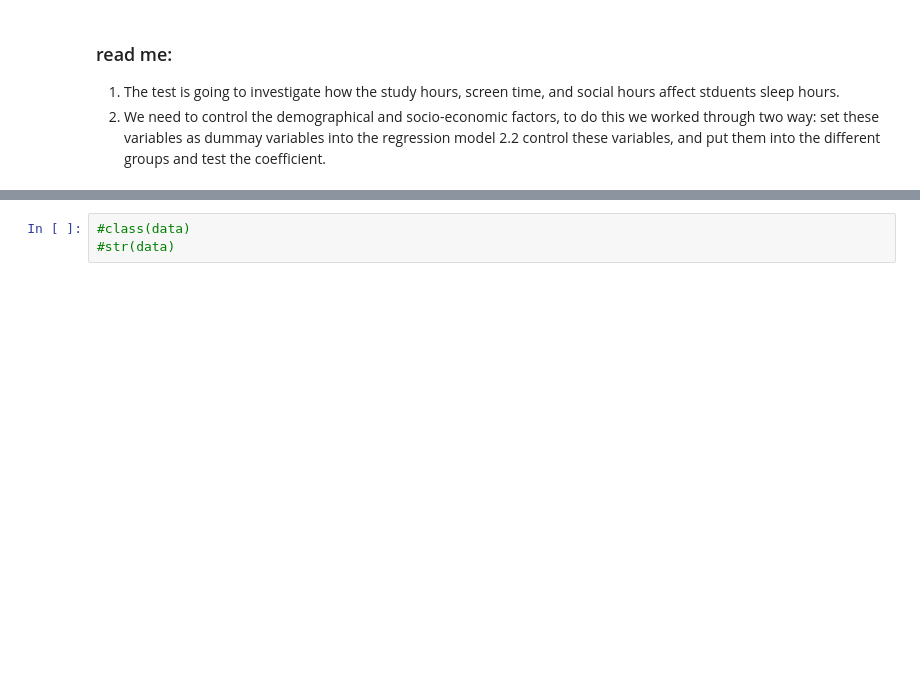
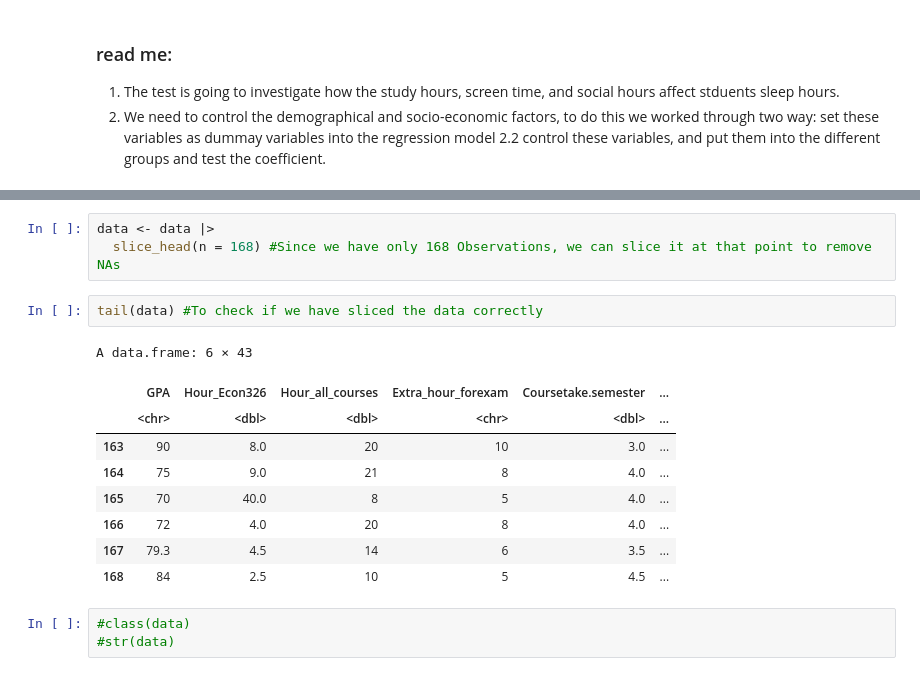
Before and after one commit to soniyatagirova/ECON326-Project, a Jupyter notebook: Group project (2).ipynb, the cells around one changed output, grey strips where cells are left out. Drawn from its saved outputs; the diff is of its cells as text; blank space fills up the shorter version.

```diff
--- a/Group project (2).ipynb
+++ b/Group project (2).ipynb
@@ -53,3 +95,18 @@ colnames(data) #The variables that are included
+# %%
+data <- data |>
+  slice_head(n = 168) #Since we have only 168 Observations, we can slice it at that point to remove NAs
+# %%
+tail(data) #To check if we have sliced the data correctly
+# %% [output]
+A data.frame: 6 × 43
+|  | GPA | Hour_Econ326 | Hour_all_courses | Extra_hour_forexam | Coursetake.semester | ... |
+|  | <chr> | <dbl> | <dbl> | <chr> | <dbl> | ... |
+| 163 | 90 | 8.0 | 20 | 10 | 3.0 | ... |
+| 164 | 75 | 9.0 | 21 | 8 | 4.0 | ... |
+| 165 | 70 | 40.0 | 8 | 5 | 4.0 | ... |
+| 166 | 72 | 4.0 | 20 | 8 | 4.0 | ... |
+| 167 | 79.3 | 4.5 | 14 | 6 | 3.5 | ... |
+| 168 | 84 | 2.5 | 10 | 5 | 4.5 | ... |
 # %%
 #class(data)
 #str(data)
```
Also changed, not shown: parts of 13 cells of this notebook, 1 other file.
